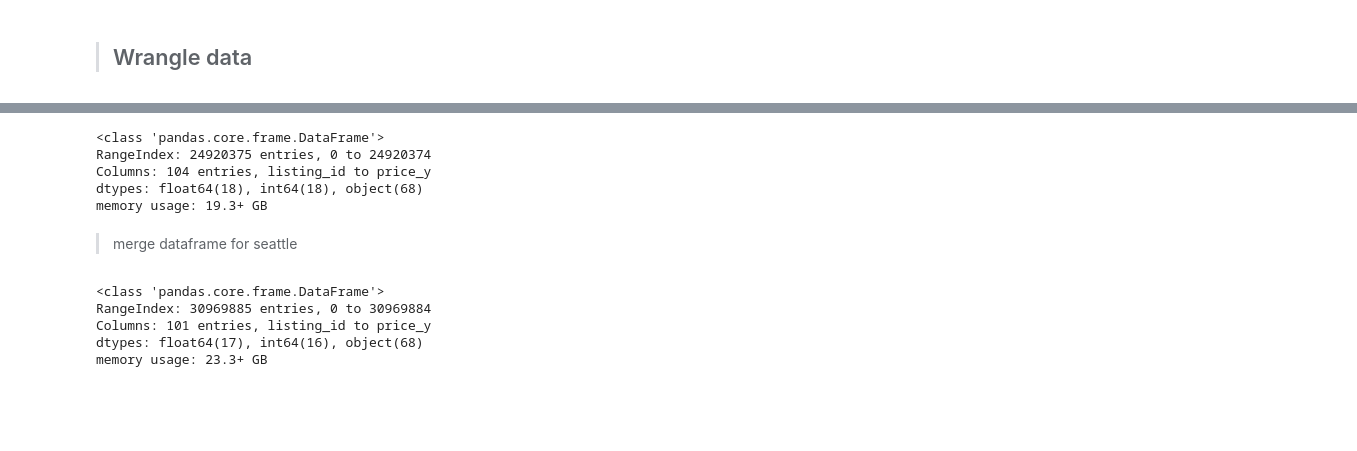
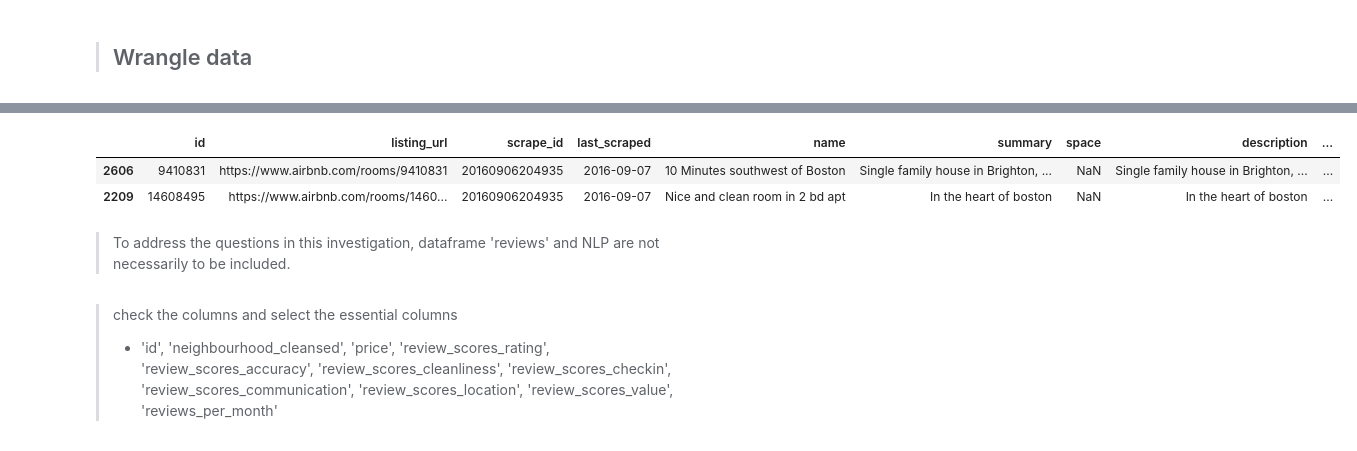
Before and after one commit to GinnCheng/Proj-Kaggle-Airbnb, a Jupyter notebook: main_script.ipynb, the cells around one changed output, grey strips where cells are left out. Drawn from its saved outputs; the diff is of its cells as text; code cells hidden in the pictures; blank space fills up the shorter version.

Commit message:
chore: work on the main script
description:
-work on the main script

```diff
--- a/main_script.ipynb
+++ b/main_script.ipynb
@@ -86,5 +79,0 @@ dict_sa['calendar'].sample(5)
-# %%
-drop_colns = ['id','reviewer_id', 'reviewer_name', 'date']
-dict_bs['reviews'].drop(columns=drop_colns, inplace=True)
-dict_sa['reviews'].drop(columns=drop_colns, inplace=True)
-dict_bs['reviews'].sample(5)
@@ -308,22 +79,0 @@ select_colns = ['id', 'neighbourhood_group_cleansed','host_response_time','host_
-# %%
-df_bs = dict_bs['reviews'].merge(dict_bs['listings'], how='inner', left_on='listing_id', right_on='id')
-df_bs = df_bs.merge(dict_bs['calendar'], how='inner', on='listing_id')
-df_bs.info()
-# %% [output]
-<class 'pandas.core.frame.DataFrame'>
-RangeIndex: 24920375 entries, 0 to 24920374
-Columns: 104 entries, listing_id to price_y
-dtypes: float64(18), int64(18), object(68)
-memory usage: 19.3+ GB
-# %% [markdown]
-> merge dataframe for seattle
-# %%
-df_sa = dict_sa['reviews'].merge(dict_sa['listings'], how='inner', left_on='listing_id', right_on='id')
-df_sa = df_sa.merge(dict_sa['calendar'], how='inner', on='listing_id')
-df_sa.info()
-# %% [output]
-<class 'pandas.core.frame.DataFrame'>
-RangeIndex: 30969885 entries, 0 to 30969884
-Columns: 101 entries, listing_id to price_y
-dtypes: float64(17), int64(16), object(68)
-memory usage: 23.3+ GB
@@ -329,0 +92,12 @@ memory usage: 23.3+ GB
+# %%
+ls_bs.sample(2)
+# %% [output]
+|  | id | listing_url | scrape_id | last_scraped | name | summary | space | description | ... |
+| 2606 | 9410831 | https://www.airbnb.com/rooms/9410831 | 20160906204935 | 2016-09-07 | 10 Minutes southwest of Boston | Single family house in Brighton, ... | NaN | Single family house in Brighton, ... | ... |
+| 2209 | 14608495 | https://www.airbnb.com/rooms/1460... | 20160906204935 | 2016-09-07 | Nice and clean room in 2 bd apt | In the heart of boston | NaN | In the heart of boston | ... |
+# %% [markdown]
+> To address the questions in this investigation, dataframe 'reviews' and NLP are not necessarily to be included.
+# %% [markdown]
+> check the columns and select the essential columns
+>
+> * 'id', 'neighbourhood_cleansed', 'price', 'review_scores_rating', 'review_scores_accuracy', 'review_scores_cleanliness',	'review_scores_checkin', 'review_scores_communication',	'review_scores_location', 'review_scores_value', 'reviews_per_month'
```
Also changed, not shown: parts of 42 cells of this notebook.
